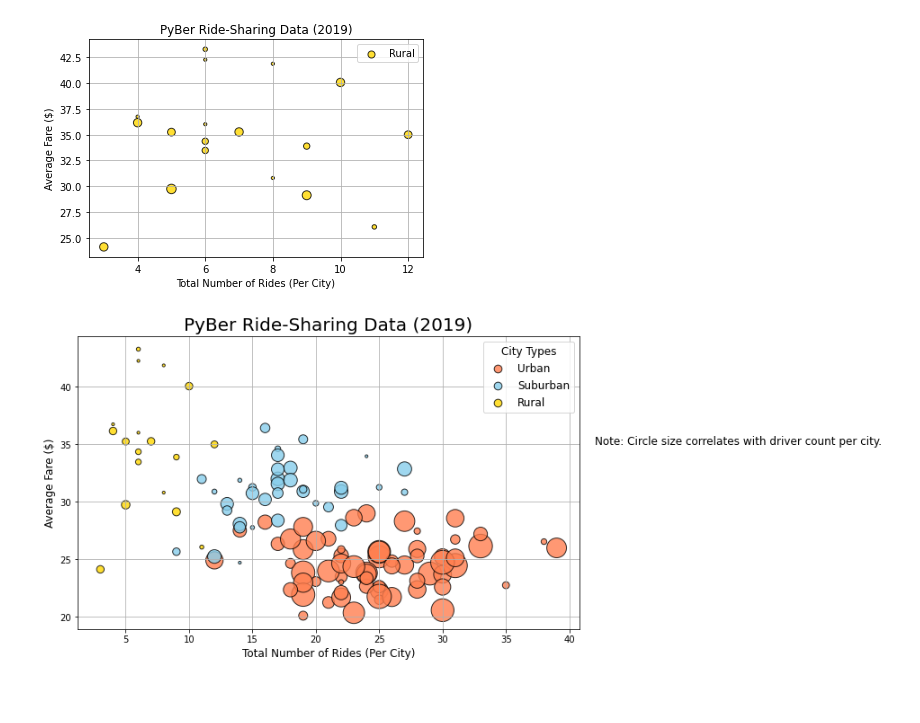
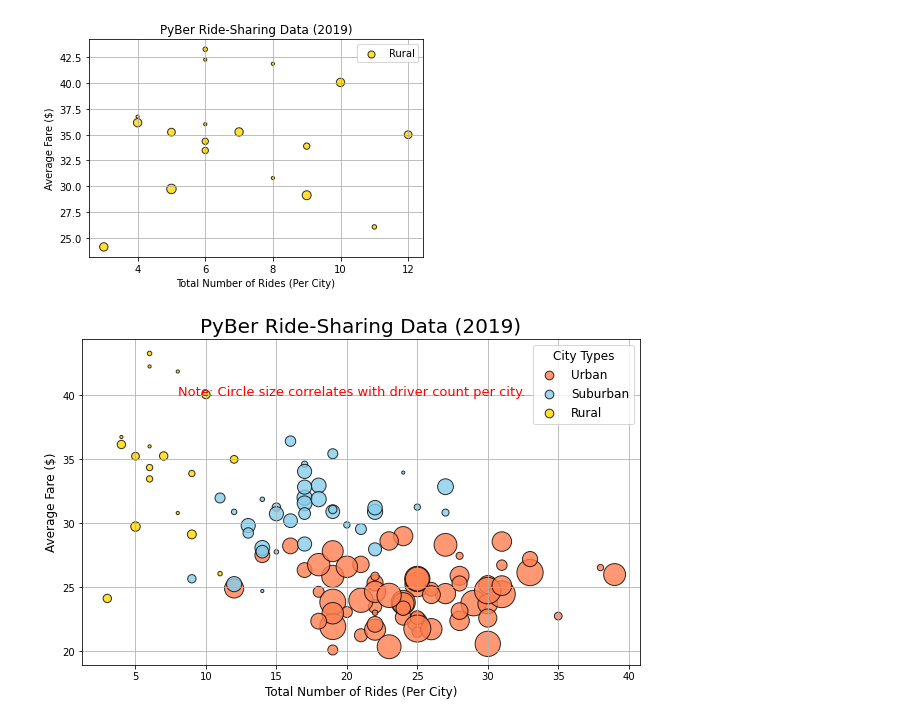
Before and after one commit to namu12345/PyBer_Analysis, a Jupyter notebook: Pyber.ipynb, the cells around one changed output. Cells and saved outputs as stored; diff of their text form; code cells hidden in the pictures; blank space fills up the shorter version.

```diff
--- a/Pyber.ipynb
+++ b/Pyber.ipynb
@@ -331,33 +343,34 @@ plt.scatter(Suburban_ride_count,
       s=10*Suburban_driver_count, c="skyblue",
       edgecolor="black", linewidths=1,
       alpha=0.8, label="Suburban")
 
 plt.scatter(Rural_ride_count,
       Rural_avg_fare,
       s=10*Rural_driver_count, c="gold",
       edgecolor="black", linewidths=1,
       alpha=0.8, label="Rural")
 
 # Incorporate the other graph properties
 plt.title("PyBer Ride-Sharing Data (2019)", fontsize=20)
 plt.ylabel("Average Fare ($)", fontsize=12)
 plt.xlabel("Total Number of Rides (Per City)", fontsize=12)
 plt.grid(True)
 
 # Add the legend.
 #plt.legend()
 # Create a legend
 lgnd = plt.legend(fontsize="12", mode="Expanded",
          scatterpoints=1, loc="best", title="City Types")
 lgnd.legendHandles[0]._sizes = [75]
 lgnd.legendHandles[1]._sizes = [75]
 lgnd.legendHandles[2]._sizes = [75]
 lgnd.get_title().set_fontsize(12)
 
 # Incorporate a text label about circle size.
-plt.text(42, 35, "Note: Circle size correlates with driver count per city.", fontsize="12")
-
+plt.text(8, 40, "Note: Circle size correlates with driver count per city.", fontsize="13",color = "red" )
+# Save the figu/analysis/Fig1.pngre.
+plt.savefig("analysis/Fig1.png")
 # Show the plot
 plt.show()
 # %% [output]
-[figure, old version]
+[figure, new version]
```
Also changed, not shown: parts of 27 cells of this notebook.
